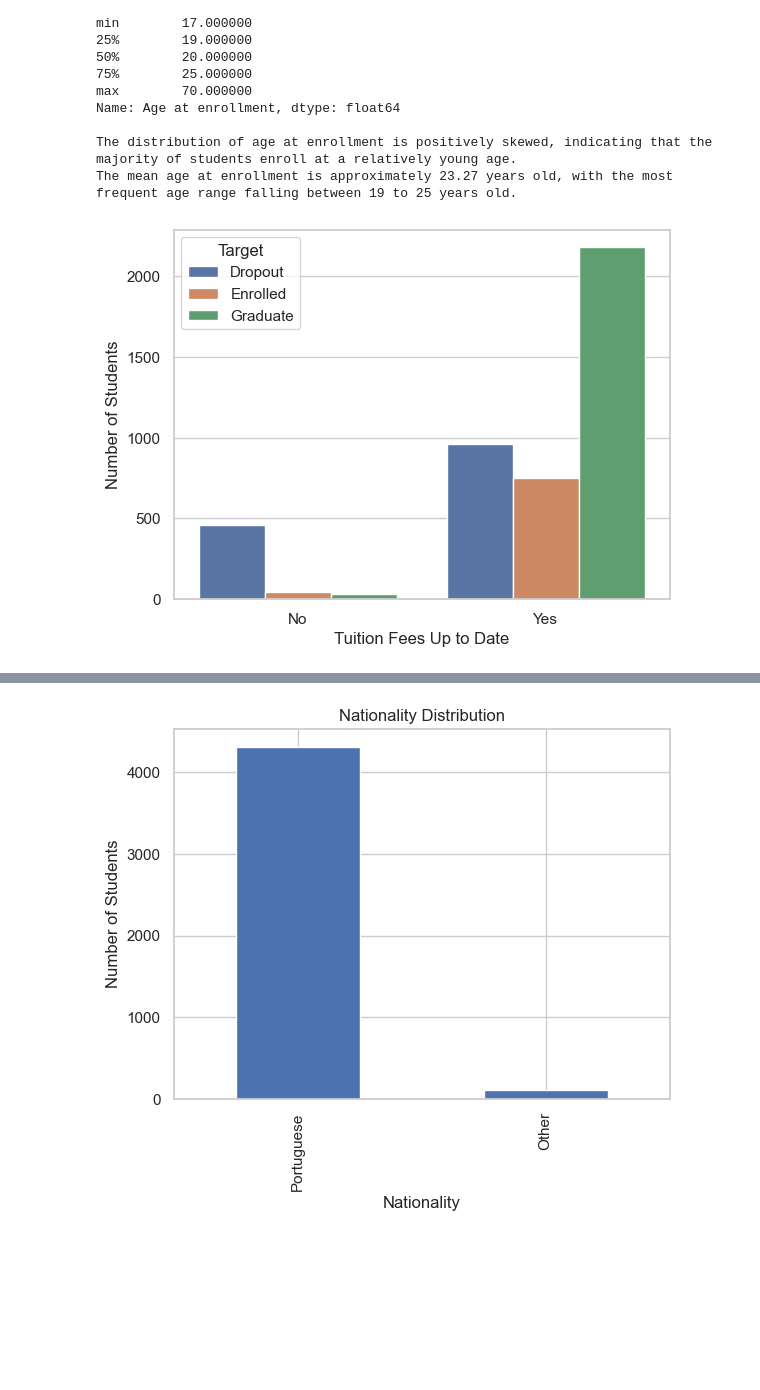
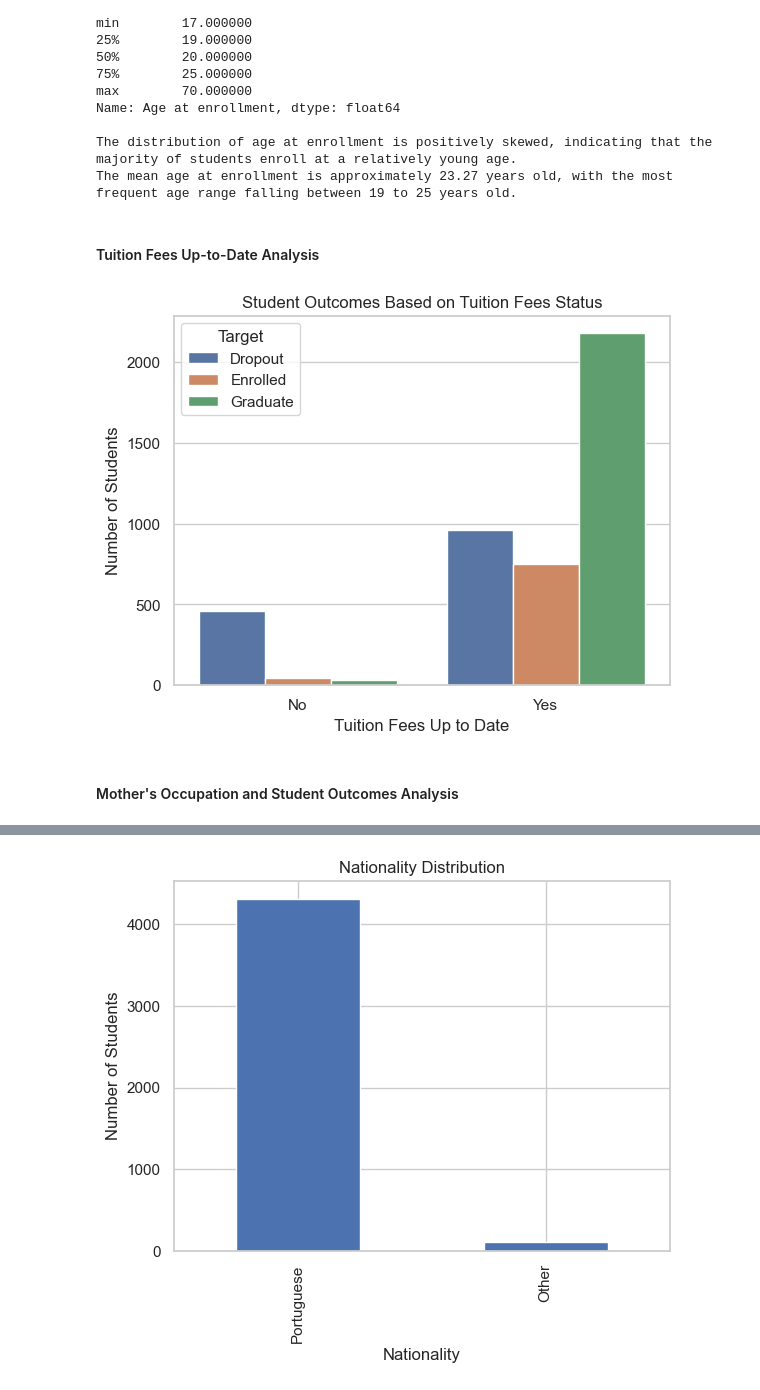
Before and after one commit to youssefhass/ml-predict-student-dropout, a Jupyter notebook: 02_EDA_StudentsDropout.ipynb, the cells around one changed output, grey strips where cells are left out. Cells and saved outputs as stored; diff of their text form; code cells hidden in the pictures; blank space fills up the shorter version.

```diff
--- a/02_EDA_StudentsDropout.ipynb
+++ b/02_EDA_StudentsDropout.ipynb
@@ -201,7 +179,7 @@ mapping_dict = {
         9: '12th year of schooling - not completed', 10: '11th year of schooling - not completed',
         12: 'Other - 11th year of schooling', 14: '10th year of schooling',
         15: '10th year of schooling - not completed', 19: 'Basic education 3rd cycle (9th/10th/11th year) or equiv.',
-        38: 'Basic education 2nd cycle (6th/7th/8th year) or equiv.', 39: 'Technological specialization course',
+        38: 'Basic education 2nd cycle (6th/7th/8th year) or equiv.', 39: 'Technological specialisation course',
         40: 'Higher education - degree (1st cycle)', 42: 'Professional higher technical course',
         43: 'Higher education - master (2nd cycle)'
     },
@@ -230,15 +208,3 @@ print(f"Cleaned data has been saved in {display(df.head(5))} as 'cleaned_data.cs
 | 4 | married | 39 | 1 | 8014 | 0 | ... |
 5 rows × 38 columns
 Cleaned data has been saved in None as 'cleaned_data.csv'.
-# %%
-# Assuming df is your cleaned DataFrame
-
-# Set the style of the visualization
-sns.set(style="whitegrid")
-
-# 1. Bar Plot - Distribution of Marital Status
-plt.figure(figsize=(10, 6))
-sns.countplot(data=df, x='Marital Status', order=df['Marital Status'].value_counts().index, palette="Set2")
-plt.title('Distribution of Marital Status')
-plt.xticks(rotation=45)
-plt.show()
@@ -380,13 +388,24 @@ Name: Age at enrollment, dtype: float64
 
 The distribution of age at enrollment is positively skewed, indicating that the majority of students enroll at a relatively young age.
 The mean age at enrollment is approximately 23.27 years old, with the most frequent age range falling between 19 to 25 years old.
+# %% [markdown]
+#### Tuition Fees Up-to-Date Analysis
 # %%
+# Plotting the count of students based on tuition fees being up-to-date, colored by target outcome
 sns.countplot(data=df, x="Tuition fees up to date", hue='Target', hue_order=['Dropout', 'Enrolled', 'Graduate'])
 
-plt.xticks(ticks=[0,1], labels=['No','Yes'])
+# Customizing the x-axis ticks to display 'No' and 'Yes' instead of 0 and 1
+plt.xticks(ticks=[0, 1], labels=['No', 'Yes'])
+
+# Adding labels and title
 plt.xlabel('Tuition Fees Up to Date')
 plt.ylabel('Number of Students')
+plt.title('Student Outcomes Based on Tuition Fees Status')
+
+# Displaying the plot
 plt.show()
 # %% [output]
-[figure, old version]
+[figure, new version]
+# %% [markdown]
+#### Mother's Occupation and Student Outcomes Analysis
 # %%
```
Also changed, not shown: parts of 33 cells of this notebook.
